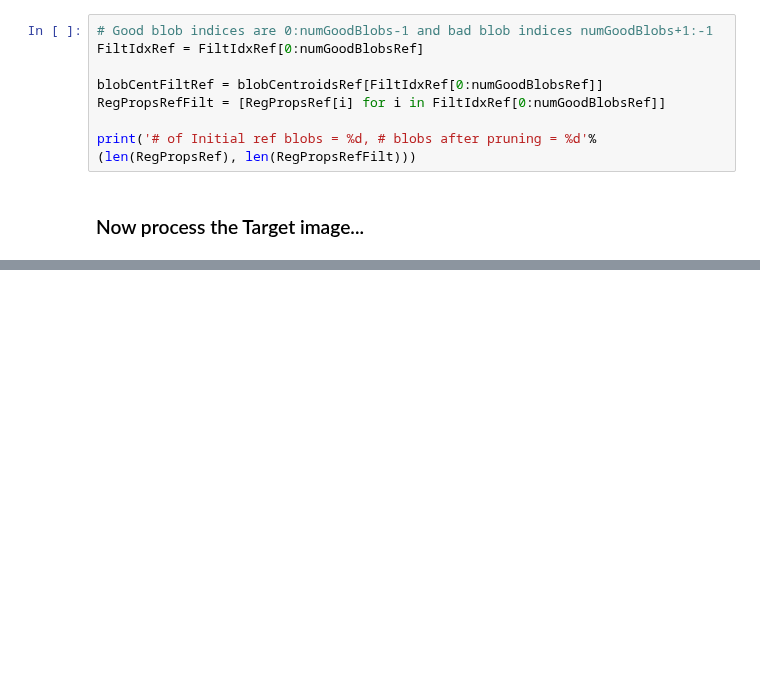
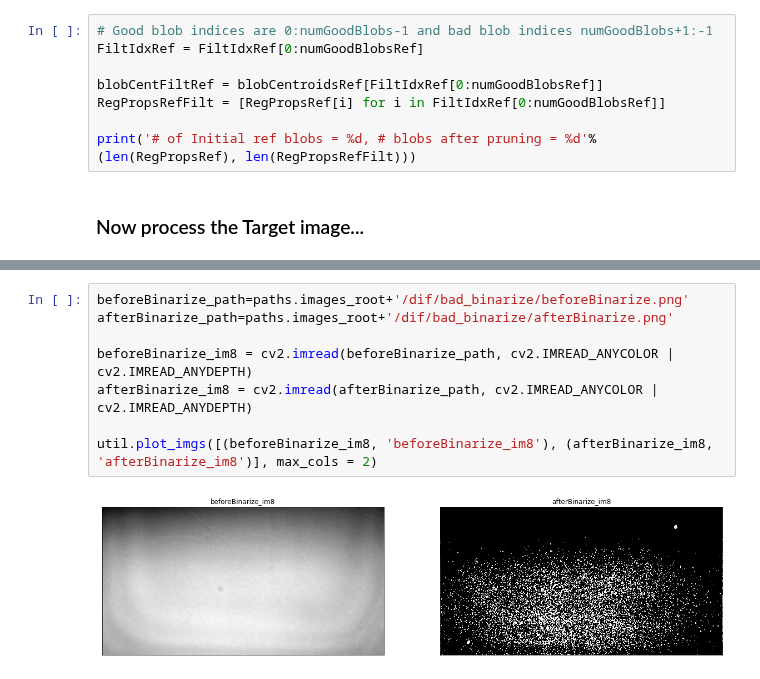
Before and after one commit to Aniruddh1/ipython-opencv-notebooks, a Jupyter notebook: notebooks/DIF Image Processing New.ipynb, the cells around one changed output, grey strips where cells are left out. Saved outputs shown, nothing was run; the diff lists cells and outputs as text; blank space fills up the shorter version.

```diff
--- a/notebooks/DIF Image Processing New.ipynb
+++ b/notebooks/DIF Image Processing New.ipynb
@@ -979,0 +982,10 @@ imutils.build_montages
+# %%
+beforeBinarize_path=paths.images_root+'/dif/bad_binarize/beforeBinarize.png'
+afterBinarize_path=paths.images_root+'/dif/bad_binarize/afterBinarize.png'
+
+beforeBinarize_im8 = cv2.imread(beforeBinarize_path, cv2.IMREAD_ANYCOLOR | cv2.IMREAD_ANYDEPTH)
+afterBinarize_im8 = cv2.imread(afterBinarize_path, cv2.IMREAD_ANYCOLOR | cv2.IMREAD_ANYDEPTH)
+
+util.plot_imgs([(beforeBinarize_im8, 'beforeBinarize_im8'), (afterBinarize_im8, 'afterBinarize_im8')], max_cols = 2)
+# %% [output]
+[figure, added]
```
Also changed, not shown: parts of 4 cells of this notebook, 51 other files.
